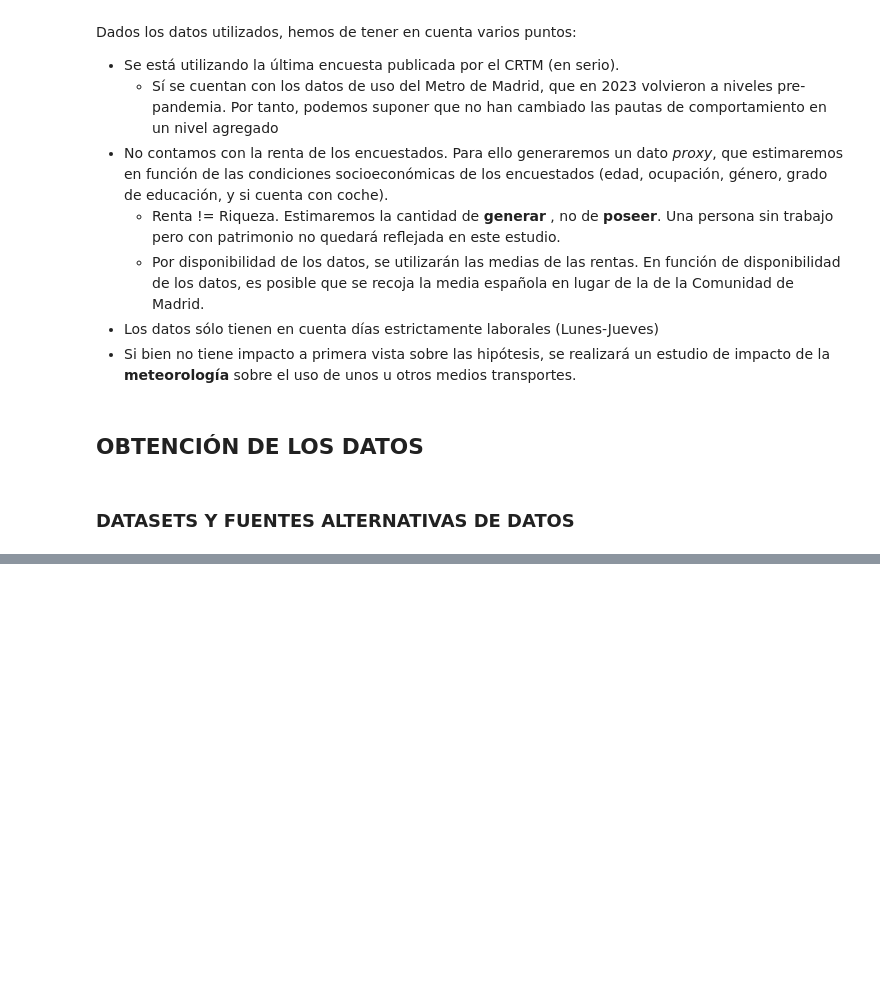
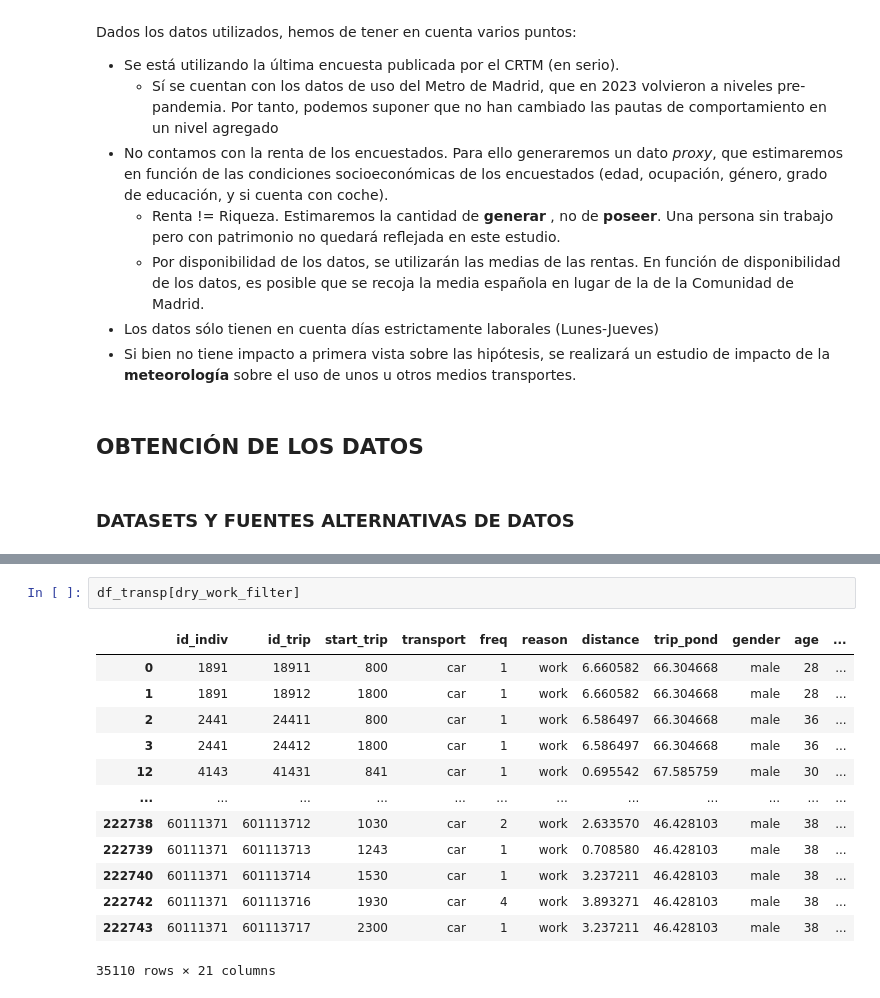
Before and after one commit to RauGarGom/madrid_transp_renta, a Jupyter notebook: precode.ipynb, the cells around one changed output, grey strips where cells are left out. Cells and saved outputs as stored; diff of their text form; blank space fills up the shorter version.

```diff
--- a/precode.ipynb
+++ b/precode.ipynb
@@ -308,0 +136,16 @@ df_transp[df_transp["id_indiv"]==60111371]
+# %%
+df_transp[dry_work_filter]
+# %% [output]
+|  | id_indiv | id_trip | start_trip | transport | freq | reason | distance | trip_pond | gender | age | ... |
+| 0 | 1891 | 18911 | 800 | car | 1 | work | 6.660582 | 66.304668 | male | 28 | ... |
+| 1 | 1891 | 18912 | 1800 | car | 1 | work | 6.660582 | 66.304668 | male | 28 | ... |
+| 2 | 2441 | 24411 | 800 | car | 1 | work | 6.586497 | 66.304668 | male | 36 | ... |
+| 3 | 2441 | 24412 | 1800 | car | 1 | work | 6.586497 | 66.304668 | male | 36 | ... |
+| 12 | 4143 | 41431 | 841 | car | 1 | work | 0.695542 | 67.585759 | male | 30 | ... |
+| ... | ... | ... | ... | ... | ... | ... | ... | ... | ... | ... | ... |
+| 222738 | 60111371 | 601113712 | 1030 | car | 2 | work | 2.633570 | 46.428103 | male | 38 | ... |
+| 222739 | 60111371 | 601113713 | 1243 | car | 1 | work | 0.708580 | 46.428103 | male | 38 | ... |
+| 222740 | 60111371 | 601113714 | 1530 | car | 1 | work | 3.237211 | 46.428103 | male | 38 | ... |
+| 222742 | 60111371 | 601113716 | 1930 | car | 4 | work | 3.893271 | 46.428103 | male | 38 | ... |
+| 222743 | 60111371 | 601113717 | 2300 | car | 1 | work | 3.237211 | 46.428103 | male | 38 | ... |
+35110 rows × 21 columns
```
Also changed, not shown: parts of 23 cells of this notebook, 13 other files.
